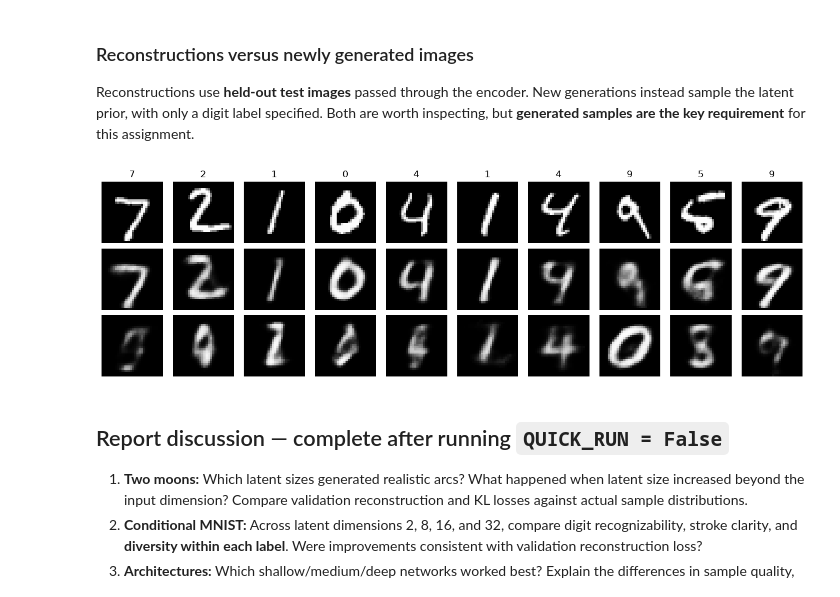
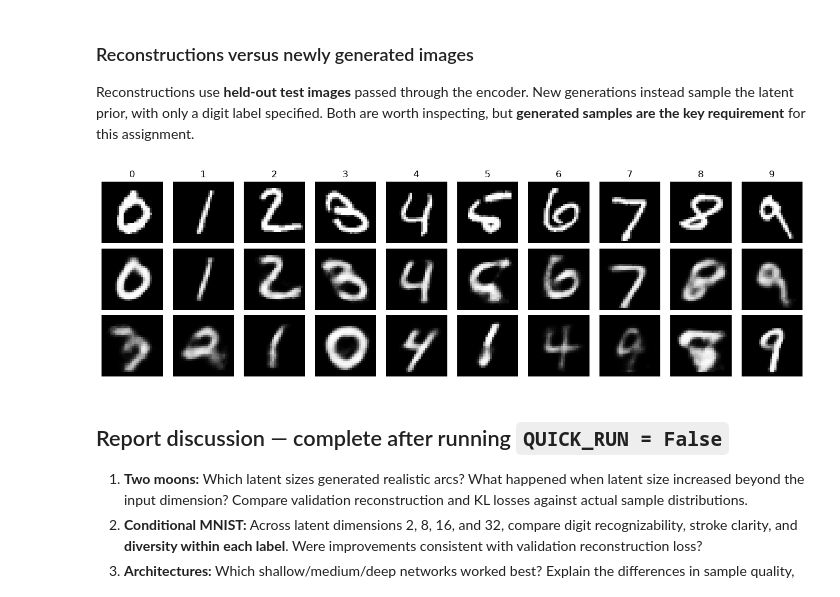
Before and after one commit to jvtricking/CS6956-VAE, a Jupyter notebook: VAE_Assignment_Experiments.ipynb, the cells around one changed output. Cells and saved outputs as stored; diff of their text form; code cells hidden in the pictures.

Commit message:
best results

```diff
--- a/VAE_Assignment_Experiments.ipynb
+++ b/VAE_Assignment_Experiments.ipynb
@@ -164,8 +164,9 @@ def fit_model(model, training_loader, validation_loader, epochs, learning_rate=1
               max_beta=1.0, binary_images=False):
     optimizer = torch.optim.Adam(model.parameters(), lr=learning_rate)
     history = []
+    warmup_epochs = max(1, epochs // 2)
     for epoch in range(epochs):
-        beta = max_beta * (epoch + 1) / epochs
+        beta = max_beta * min(1.0, (epoch + 1) / warmup_epochs)
         training_metrics = evaluate_model(model, training_loader, beta, binary_images, optimizer)
         validation_metrics = evaluate_model(model, validation_loader, beta, binary_images)
         history.append([*training_metrics, *validation_metrics])
@@ -250,7 +251,7 @@ fig, axes = plt.subplots(1, len(moon_architectures), figsize=(11, 3))
 for axis, (architecture_name, hidden_layers) in zip(axes, moon_architectures.items()):
     torch.manual_seed(SEED)
     model = VariationalAutoencoder(2, 2, hidden_layers=hidden_layers).to(DEVICE)
-    history = fit_model(model, moon_train_loader, moon_validation_loader, MOON_EPOCHS, max_beta=MAX_BETA)
+    history = fit_model(model, moon_train_loader, moon_validation_loader, MOON_EPOCHS, max_beta=MOON_MAX_BETA)
     moon_architecture_results[architecture_name] = (model, history)
     print_metrics(architecture_name, model, history, moon_test_loader)
     samples = model.generate(800).cpu().numpy()
@@ -311,8 +312,22 @@ mnist_train_loader = DataLoader(training_dataset, batch_size=128, shuffle=True,
 mnist_validation_loader = DataLoader(validation_dataset, batch_size=256, num_workers=0)
 mnist_test_loader = DataLoader(test_dataset, batch_size=256, num_workers=0)
 
-example_images, example_labels = next(iter(mnist_train_loader))
-fig, axes = plt.subplots(1, 8, figsize=(12, 2))
+example_images = []
+example_labels = []
+for digit in range(10):
+    matching_index = next(
+        (index for index in range(len(training_dataset))
+         if int(training_dataset[index][1]) == digit),
+        None,
+    )
+    if matching_index is None:
+        raise ValueError(f"Training subset does not contain digit {digit}")
+    image, label = training_dataset[matching_index]
+    example_images.append(image)
+    example_labels.append(label)
+example_images = torch.stack(example_images)
+example_labels = torch.tensor(example_labels)
+fig, axes = plt.subplots(1, 10, figsize=(15, 2))
 for image_index, axis in enumerate(axes):
     axis.imshow(example_images[image_index, 0], cmap="gray", vmin=0, vmax=1)
     axis.set_title(str(example_labels[image_index].item()))
@@ -326,6 +341,7 @@ plt.tight_layout(); plt.show()
 Compare **2, 8, 16, 32** with the same architecture, training set, and epochs. The image grid draws *new random latent vectors*, conditioned on the requested class label. It is not a reconstruction grid.
 # %%
 MNIST_EPOCHS = 2 if QUICK_RUN else 40
+MNIST_MAX_BETA = 1.0
 mnist_latent_sizes = [2, 8, 16, 32]
 mnist_models = {}
 mnist_histories = {}
@@ -346,7 +362,7 @@ for latent_dimensions in mnist_latent_sizes:
     torch.manual_seed(SEED)
     model = VariationalAutoencoder(784, latent_dimensions, (256, 128), num_classes=10).to(DEVICE)
     history = fit_model(model, mnist_train_loader, mnist_validation_loader,
-                        MNIST_EPOCHS, max_beta=MAX_BETA, binary_images=True)
+                        MNIST_EPOCHS, max_beta=MNIST_MAX_BETA, binary_images=True)
     mnist_models[latent_dimensions] = model
     mnist_histories[latent_dimensions] = history
     print_metrics(f"MNIST latent {latent_dimensions}", model, history,
@@ -360,6 +376,7 @@ axes[0].set_title("Validation reconstruction (BCE)")
 axes[1].set_title("Validation KL")
 for axis in axes:
     axis.set_xlabel("Epoch"); axis.legend()
+    axis.grid(alpha=0.25)
 plt.tight_layout()
 fig.savefig(OUTPUT_DIRECTORY / "mnist_latent_curves.png", dpi=150)
 plt.show()
@@ -419,28 +436,38 @@ Reconstructions use **held-out test images** passed through the encoder. New gen
 # %%
 best_candidate = mnist_models[8]
 best_candidate.eval()
-real_images, real_labels = next(iter(mnist_test_loader))
+selected_examples = []
+for digit in range(10):
+    matching_index = next(
+        (index for index in range(len(test_dataset))
+         if int(test_dataset[index][1]) == digit),
+        None,
+    )
+    if matching_index is None:
+        raise ValueError(f"Test subset does not contain digit {digit}")
+    selected_examples.append(test_dataset[matching_index])
+real_images = torch.stack([example[0] for example in selected_examples])
+real_labels = torch.tensor([example[1] for example in selected_examples])
 with torch.no_grad():
-    input_batch = real_images[:10].to(DEVICE).reshape(10, 784)
-    label_batch = real_labels[:10].to(DEVICE)
+    input_batch = real_images.to(DEVICE).reshape(10, 784)
+    label_batch = real_labels.to(DEVICE)
     logits, _, _ = best_candidate(input_batch, label_batch)
     reconstructions = torch.sigmoid(logits).cpu().reshape(-1, 28, 28)
-    new_samples = torch.sigmoid(best_candidate.generate(10, label_batch)).cpu().reshape(-1, 28, 28)
 
 figure, grid = plt.subplots(3, 10, figsize=(13, 4))
 for index in range(10):
     for row_index, image in enumerate((real_images[index, 0], reconstructions[index], new_samples[index])):
         grid[row_index, index].imshow(image, cmap="gray", vmin=0, vmax=1)
         grid[row_index, index].axis("off")
         if row_index == 0:
             grid[row_index, index].set_title(str(real_labels[index].item()))
 for row_index, label in enumerate(("Real", "Reconstructed", "New sample")):
     grid[row_index, 0].set_ylabel(label, rotation=90)
 figure.tight_layout()
 figure.savefig(OUTPUT_DIRECTORY / "mnist_real_vs_reconstructed_vs_new.png", dpi=150)
 plt.show()
 # %% [output]
-[figure, old version]
+[figure, new version]
 # %% [markdown]
 ## Report discussion — complete after running `QUICK_RUN = False`
 
```
Also changed, not shown: parts of 7 cells of this notebook, 12 other files.
